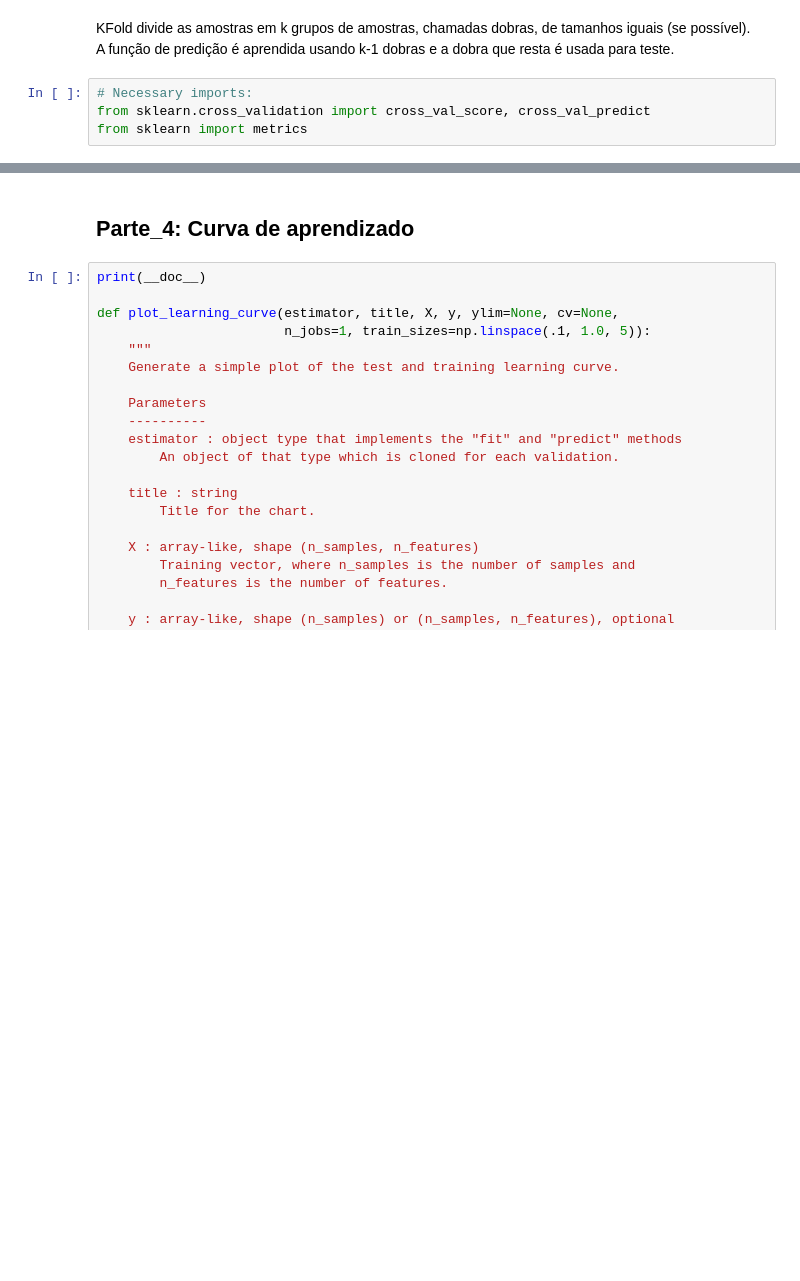
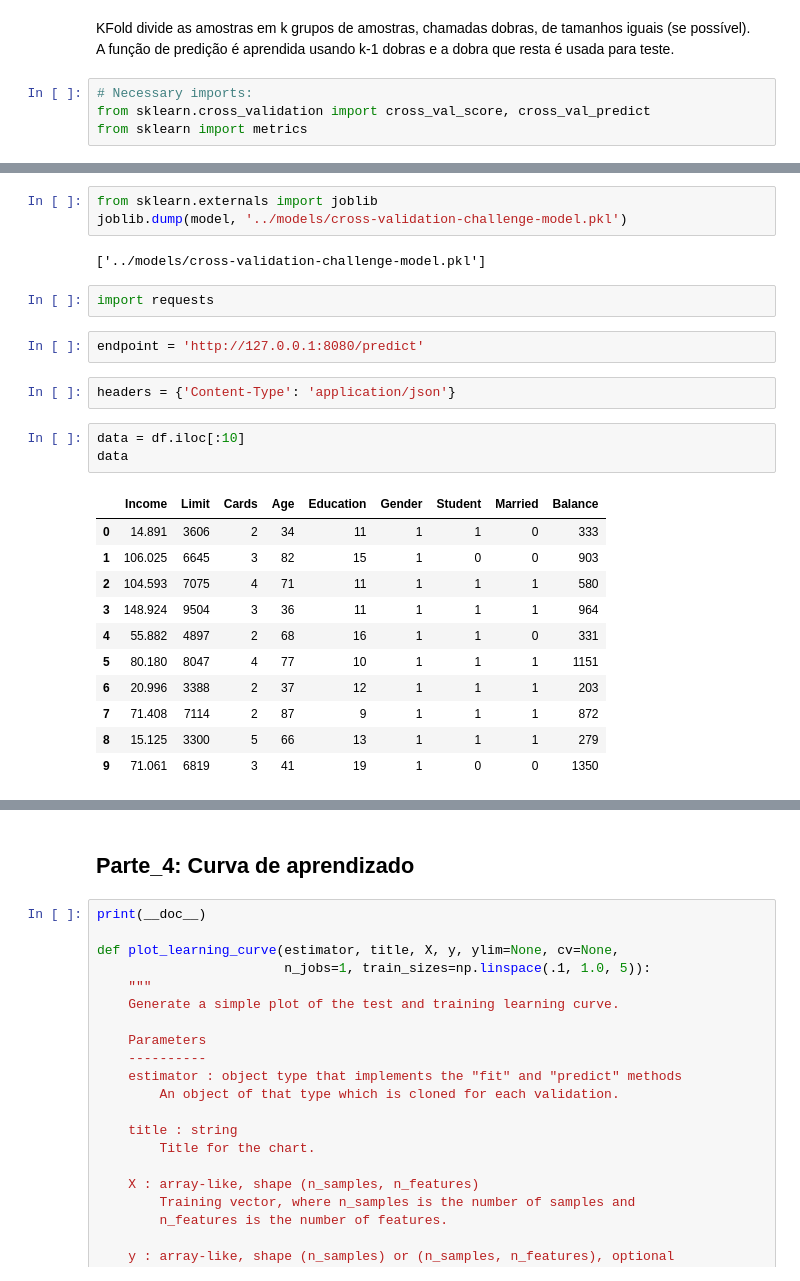
Before and after one commit to RodrigoDias27/dsc_fev2018, a Jupyter notebook: 18-cross-validation-regularization/notebooks/Aula_18 - Cross-validation_Desafio_completar.ipynb, the cells around one changed output, grey strips where cells are left out. Saved outputs shown, nothing was run; the diff lists cells and outputs as text; blank space fills up the shorter version.

```diff
--- a/18-cross-validation-regularization/notebooks/Aula_18 - Cross-validation_Desafio_completar.ipynb
+++ b/18-cross-validation-regularization/notebooks/Aula_18 - Cross-validation_Desafio_completar.ipynb
@@ -129,0 +229,26 @@ print ("Cross-Predicted 6-fold  R^2:", accuracy1)
+# %%
+from sklearn.externals import joblib
+joblib.dump(model, '../models/cross-validation-challenge-model.pkl')
+# %% [output]
+['../models/cross-validation-challenge-model.pkl']
+# %%
+import requests
+# %%
+endpoint = 'http://127.0.0.1:8080/predict'
+# %%
+headers = {'Content-Type': 'application/json'}
+# %%
+data = df.iloc[:10]
+data
+# %% [output]
+|  | Income | Limit | Cards | Age | Education | Gender | Student | Married | Balance |
+| 0 | 14.891 | 3606 | 2 | 34 | 11 | 1 | 1 | 0 | 333 |
+| 1 | 106.025 | 6645 | 3 | 82 | 15 | 1 | 0 | 0 | 903 |
+| 2 | 104.593 | 7075 | 4 | 71 | 11 | 1 | 1 | 1 | 580 |
+| 3 | 148.924 | 9504 | 3 | 36 | 11 | 1 | 1 | 1 | 964 |
+| 4 | 55.882 | 4897 | 2 | 68 | 16 | 1 | 1 | 0 | 331 |
+| 5 | 80.180 | 8047 | 4 | 77 | 10 | 1 | 1 | 1 | 1151 |
+| 6 | 20.996 | 3388 | 2 | 37 | 12 | 1 | 1 | 1 | 203 |
+| 7 | 71.408 | 7114 | 2 | 87 | 9 | 1 | 1 | 1 | 872 |
+| 8 | 15.125 | 3300 | 5 | 66 | 13 | 1 | 1 | 1 | 279 |
+| 9 | 71.061 | 6819 | 3 | 41 | 19 | 1 | 0 | 0 | 1350 |
```
Also changed, not shown: parts of 24 cells of this notebook, 2 other files.
